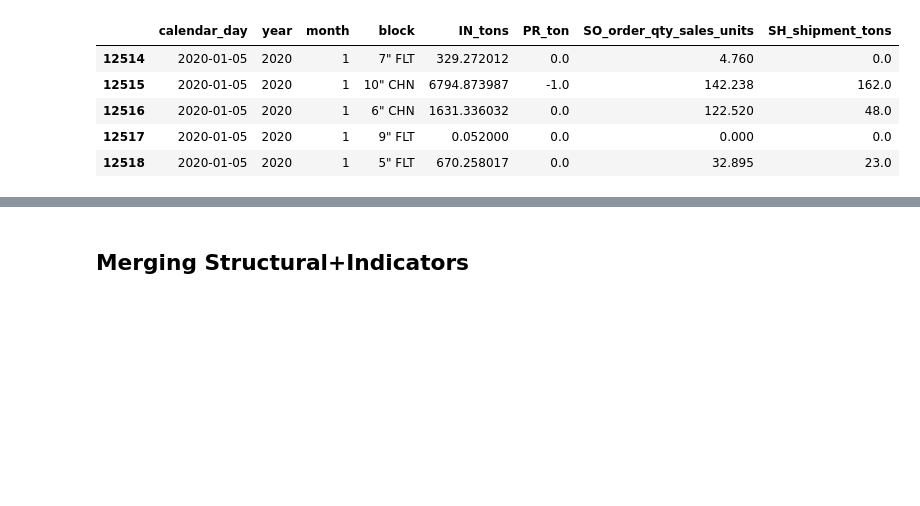
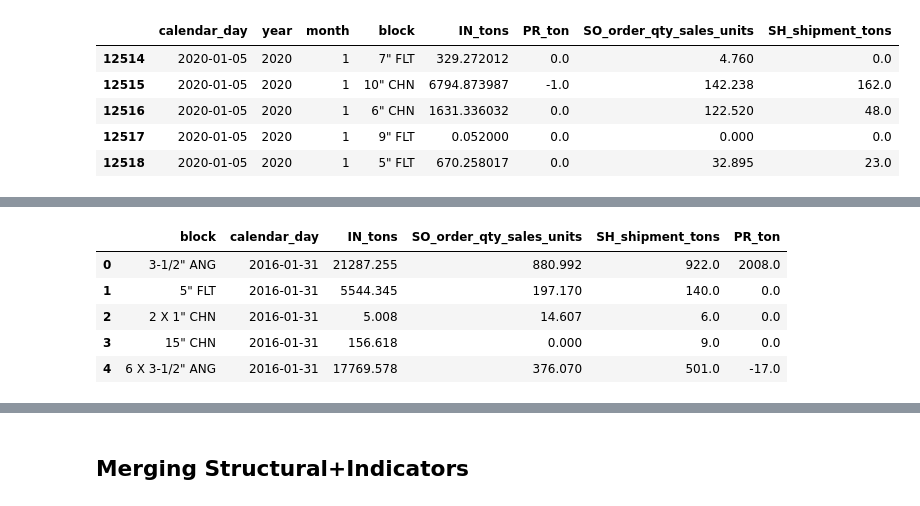
Before and after one commit to jvac06/pft, a Jupyter notebook: scripts/index_merge.ipynb, the cells around one changed output, grey strips where cells are left out. Saved outputs shown, nothing was run; the diff lists cells and outputs as text; code cells hidden in the pictures; blank space fills up the shorter version.

```diff
--- a/scripts/index_merge.ipynb
+++ b/scripts/index_merge.ipynb
@@ -257,0 +278,9 @@ weekly.tail()
+# %%
+monthly.head(5)
+# %% [output]
+|  | block | calendar_day | IN_tons | SO_order_qty_sales_units | SH_shipment_tons | PR_ton |
+| 0 | 3-1/2" ANG | 2016-01-31 | 21287.255 | 880.992 | 922.0 | 2008.0 |
+| 1 | 5" FLT | 2016-01-31 | 5544.345 | 197.170 | 140.0 | 0.0 |
+| 2 | 2 X 1" CHN | 2016-01-31 | 5.008 | 14.607 | 6.0 | 0.0 |
+| 3 | 15" CHN | 2016-01-31 | 156.618 | 0.000 | 9.0 | 0.0 |
+| 4 | 6 X 3-1/2" ANG | 2016-01-31 | 17769.578 | 376.070 | 501.0 | -17.0 |
```
Also changed, not shown: parts of 16 cells of this notebook, 2 other files.
